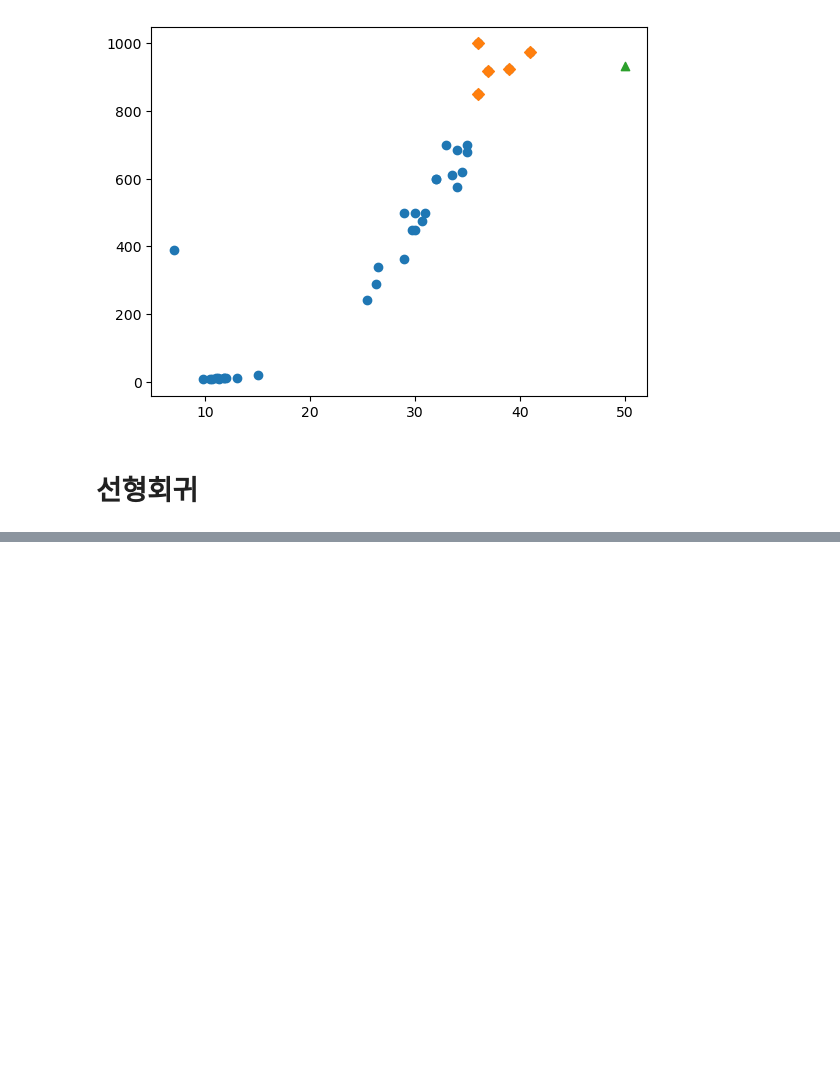
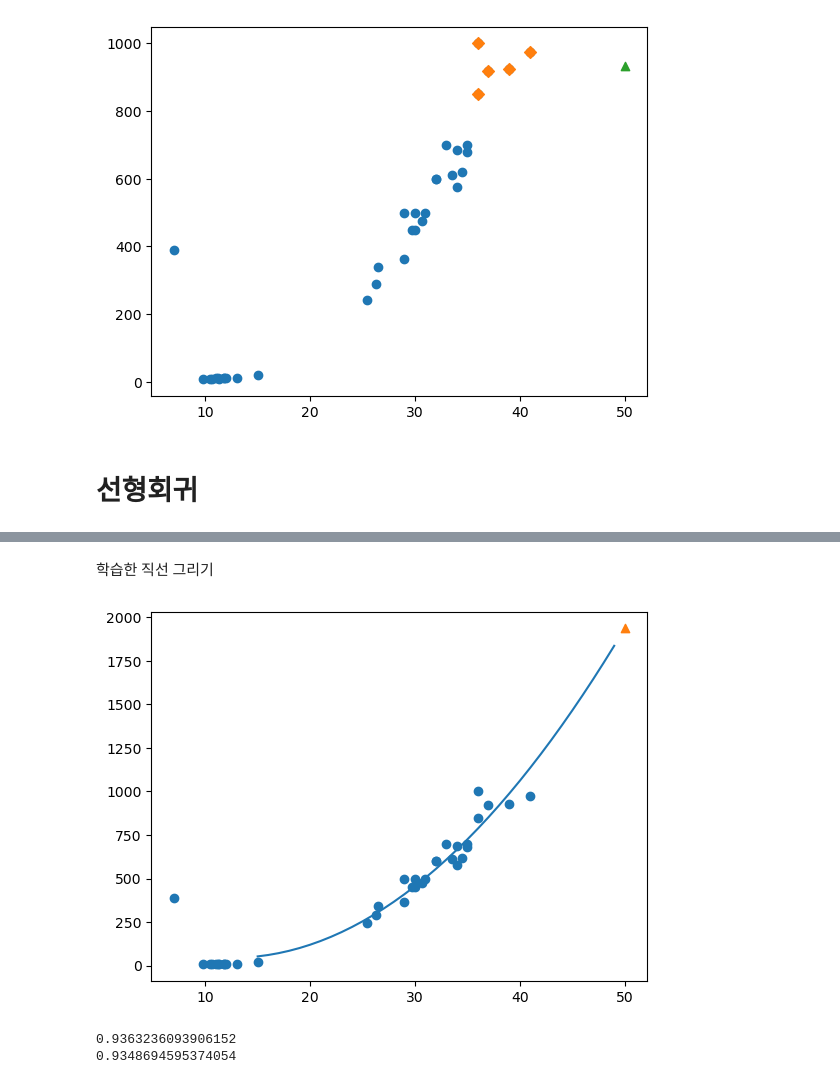
Before and after one commit to hyunsu3408/ML, a Jupyter notebook: sklearn.ipynb, the cells around one changed output, grey strips where cells are left out. Saved outputs shown, nothing was run; the diff lists cells and outputs as text; code cells hidden in the pictures; blank space fills up the shorter version.

```diff
--- a/sklearn.ipynb
+++ b/sklearn.ipynb
@@ -87,0 +120,22 @@ print(lr.coef_,lr.intercept_)
+# %% [markdown]
+학습한 직선 그리기
+# %%
+# 구간별 직선을 그리기 위해 15에서 49까지 정수 배열을 만듬
+point = np.arange(15,50)
+
+# 훈련 세트의 산점도를 그립니다
+plt.scatter(train_input,train_target)
+
+# 15에서 49까지 2차 방정식 그래프를 그리기
+plt.plot(point, 1.346*point**2 - 33.72*point + 256)
+
+# 50cm 농어 데이터
+plt.scatter([50], [1935], marker='^')
+plt.show()
+
+print(lr.score(train_poly,train_target))
+print(lr.score(test_poly,test_target))
+# %% [output]
+[figure, added]
+0.9363236093906152
+0.9348694595374054
```
Also changed, not shown: parts of 3 cells of this notebook.
